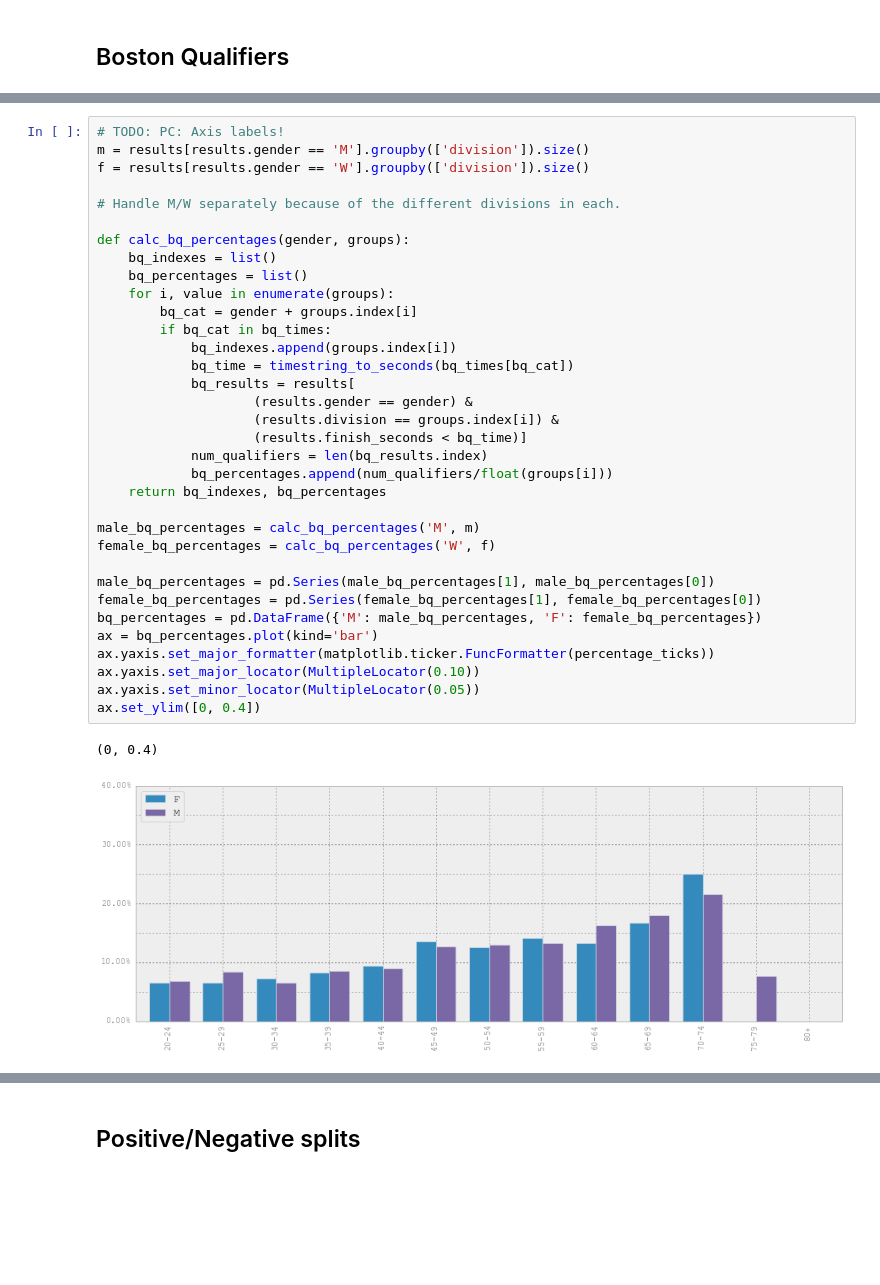
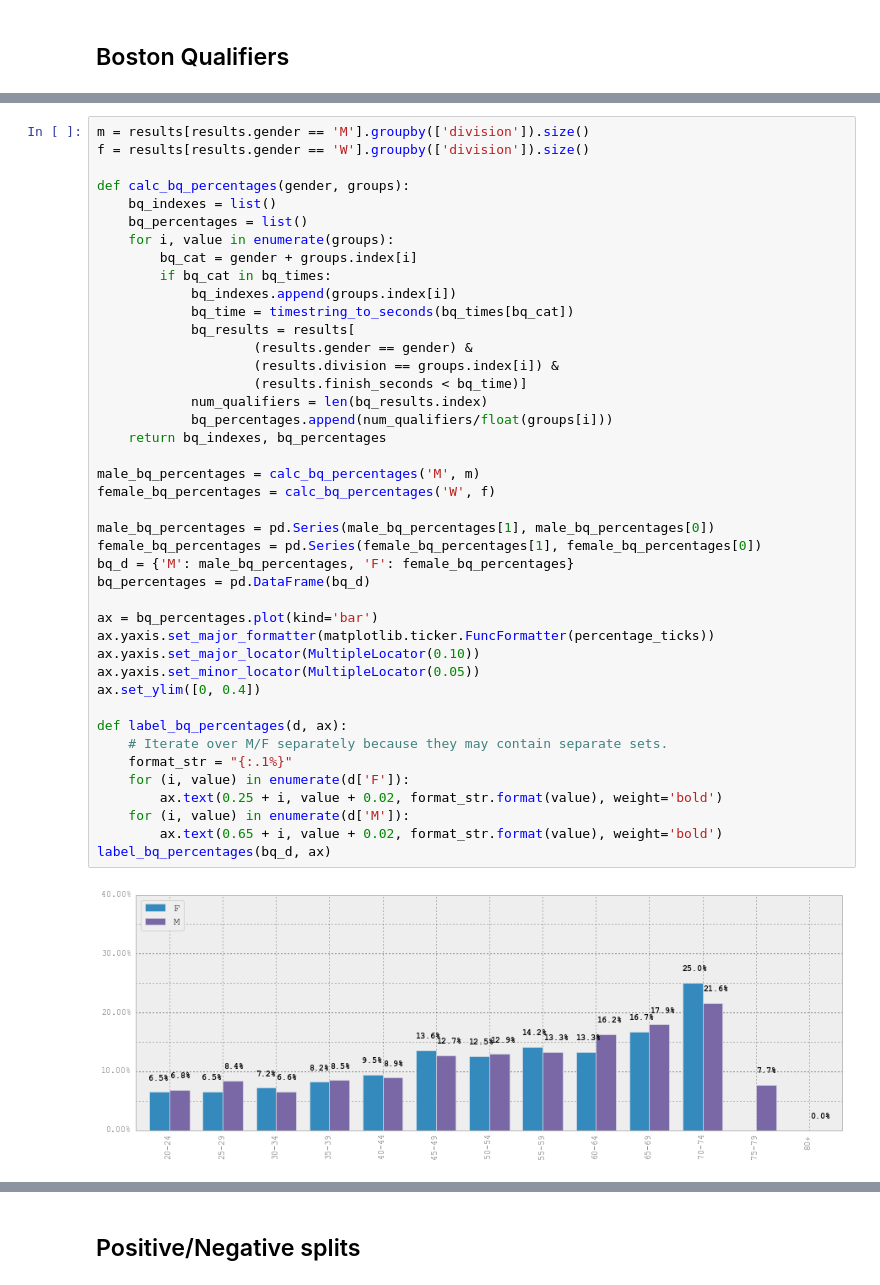
Before and after one commit to pchng/cm2013, a Jupyter notebook: 2013 Chicago Marathon Analysis.ipynb, the cells around one changed output, grey strips where cells are left out. Saved outputs shown, nothing was run; the diff lists cells and outputs as text; blank space fills up the shorter version.

Commit message:
BQ percentages.

```diff
--- a/2013 Chicago Marathon Analysis.ipynb
+++ b/2013 Chicago Marathon Analysis.ipynb
@@ -370,37 +318,44 @@ bq_percentages
 # %%
-# TODO: PC: Axis labels!
 m = results[results.gender == 'M'].groupby(['division']).size()
 f = results[results.gender == 'W'].groupby(['division']).size()
-
-# Handle M/W separately because of the different divisions in each.
 
 def calc_bq_percentages(gender, groups):
     bq_indexes = list()
     bq_percentages = list()
     for i, value in enumerate(groups):
         bq_cat = gender + groups.index[i]
         if bq_cat in bq_times:
             bq_indexes.append(groups.index[i])
             bq_time = timestring_to_seconds(bq_times[bq_cat])
             bq_results = results[
                     (results.gender == gender) &
                     (results.division == groups.index[i]) &
                     (results.finish_seconds < bq_time)]
             num_qualifiers = len(bq_results.index)
             bq_percentages.append(num_qualifiers/float(groups[i]))
     return bq_indexes, bq_percentages
 
 male_bq_percentages = calc_bq_percentages('M', m)
 female_bq_percentages = calc_bq_percentages('W', f)
 
 male_bq_percentages = pd.Series(male_bq_percentages[1], male_bq_percentages[0])
 female_bq_percentages = pd.Series(female_bq_percentages[1], female_bq_percentages[0])
-bq_percentages = pd.DataFrame({'M': male_bq_percentages, 'F': female_bq_percentages})
+bq_d = {'M': male_bq_percentages, 'F': female_bq_percentages}
+bq_percentages = pd.DataFrame(bq_d)
+
 ax = bq_percentages.plot(kind='bar')
 ax.yaxis.set_major_formatter(matplotlib.ticker.FuncFormatter(percentage_ticks))
 ax.yaxis.set_major_locator(MultipleLocator(0.10))
 ax.yaxis.set_minor_locator(MultipleLocator(0.05))
 ax.set_ylim([0, 0.4])
+
+def label_bq_percentages(d, ax):
+    # Iterate over M/F separately because they may contain separate sets.
+    format_str = "{:.1%}"
+    for (i, value) in enumerate(d['F']):
+        ax.text(0.25 + i, value + 0.02, format_str.format(value), weight='bold')
+    for (i, value) in enumerate(d['M']):
+        ax.text(0.65 + i, value + 0.02, format_str.format(value), weight='bold')
+label_bq_percentages(bq_d, ax)
 # %% [output]
-(0, 0.4)
-[figure, old version]
+[figure, new version]
```
Also changed, not shown: parts of 3 cells of this notebook.
